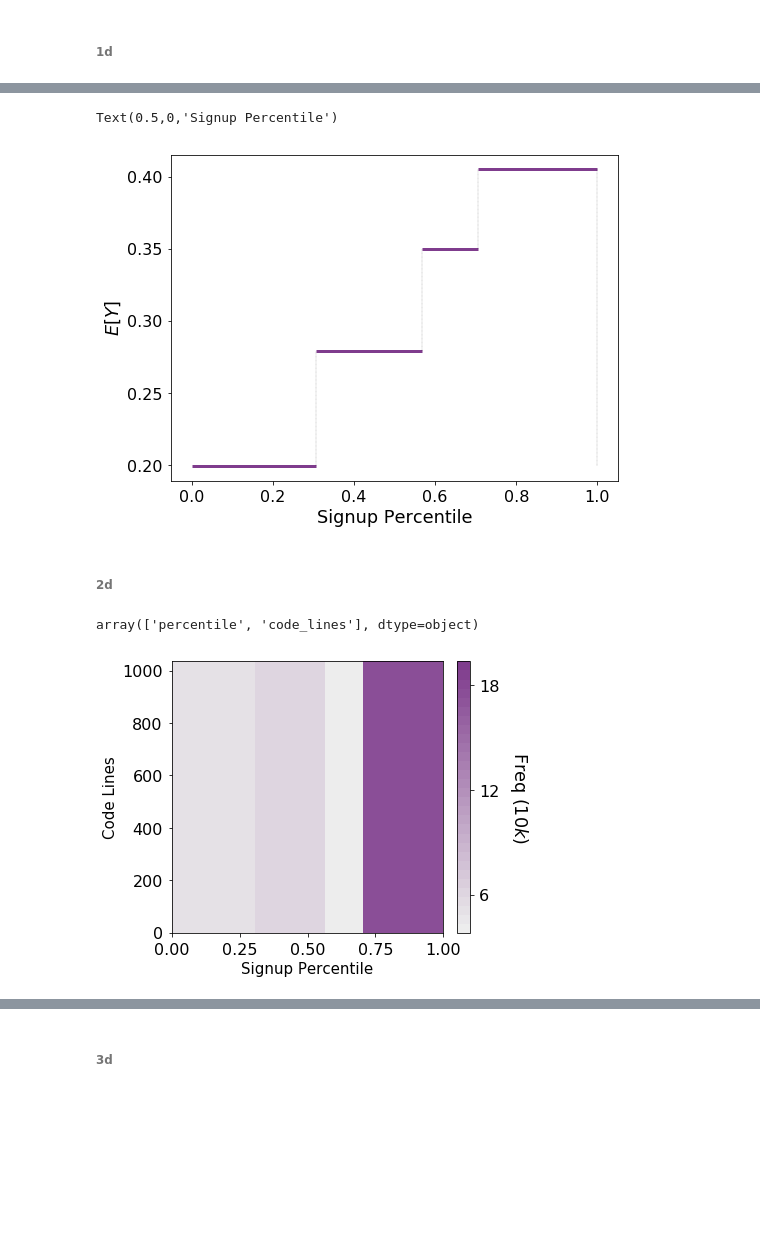
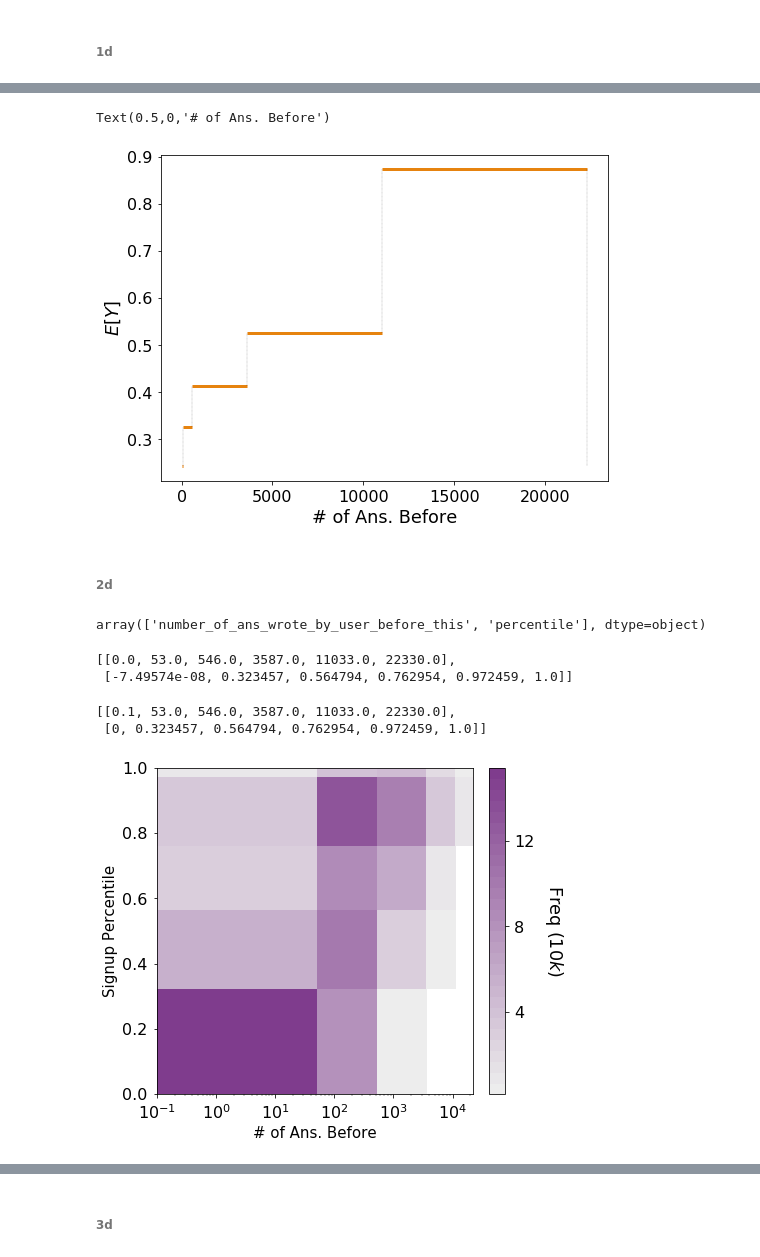
Before and after one commit to peterfennell/S3D, a Jupyter notebook: replicate/3-visualize-models.ipynb, the cells around one changed output, grey strips where cells are left out. Drawn from its saved outputs; the diff is of its cells as text; code cells hidden in the pictures; blank space fills up the shorter version.

```diff
--- a/replicate/3-visualize-models.ipynb
+++ b/replicate/3-visualize-models.ipynb
@@ -36,8 +47,9 @@ ylab_list = ['Signup Duration', 'Signup Percentile', 'Reputation',
 # %%
 data_name = 'stackoverflow_cleaned_subset'
-split_version = 1
-model_folder = 'models/{}/{}/'.format(data_name, split_version)
-fig, ax = utils.visualize_s3d_steps(model_folder, figsize=(9, 6.5),
+#split_version = 1
+#model_folder = 'models/{}/{}/'.format(data_name, split_version)
+model_folder = 'full-models/{}/'.format(data_name)
+fig, ax = utils.visualize_s3d_steps(model_folder, figsize=(8, 7),
                                     color_list=color_list, bar_alpha=0.65)
 mapping = dict(zip([t.get_text() for t in ax.get_yticklabels()[::-1]], ylab_list))
 _ = ax.set_yticklabels(ylab_list[::-1])
@@ -45,0 +58,3 @@ _ = ax.set_yticklabels(ylab_list[::-1])
+# %%
+feature_list = ['# of Ans. Before', 'Signup Percentile', 'Code Lines', 'Word']
+feature_list
@@ -86,38 +109,48 @@ ax.set_yticklabels([15, 25, 35])
 fig, ax = utils.visualize_s3d_model_1d(splits_at_dim, intensity_dim,
                                        xlab=chosen_f_dim[0], ylab=r'$E[Y]$',
                                        xscale='linear', yscale='linear',
-                                       hlines_kwargs={'color': color_list[0], 'linewidth': 3}
+                                       hlines_kwargs={'color': orange_color, 'linewidth': 3}
                                       )
-ax.set_xlabel('Signup Percentile')
+ax.set_xlabel(feature_list[0])
 # %% [output]
-Text(0.5,0,'Signup Percentile')
+Text(0.5,0,'# of Ans. Before')
-[figure, old version]
+[figure, new version]
-# %%
-feature_list = ['Signup Percentile', 'Code Lines', 'Words', 'URLs']
 # %% [markdown]
 ###### 2d
 # %%
 dim = 2
 #thres = 0.179732
 splits_at_dim, N_dim, intensity_dim, pred_dim, chosen_f_dim = utils.visualize_s3d_model_reader(model_folder, dim, thres)
+chosen_f_dim
+# %% [output]
+array(['number_of_ans_wrote_by_user_before_this', 'percentile'], dtype=object)
-# %%
-chosen_f_dim
-# %% [output]
-array(['percentile', 'code_lines'], dtype=object)
+# %%
+splits_at_dim
+# %% [output]
+[[0.0, 53.0, 546.0, 3587.0, 11033.0, 22330.0],
+ [-7.49574e-08, 0.323457, 0.564794, 0.762954, 0.972459, 1.0]]
+# %%
+splits_at_dim[0][0] = 0.1
+splits_at_dim[1][0] = 0
+#splits_at_dim[1][1] = 0.1
+splits_at_dim
+# %% [output]
+[[0.1, 53.0, 546.0, 3587.0, 11033.0, 22330.0],
+ [0, 0.323457, 0.564794, 0.762954, 0.972459, 1.0]]
 # %%
-cbar_ticks = (pd.np.array([6, 12, 18])*1e4).astype(int)
-fig, ax_arr, cb = utils.visualize_s3d_model(dim, splits_at_dim, my_cmap,
+cbar_ticks = (pd.np.array([4, 8, 12])*1e4).astype(int)
+fig, ax_arr, cb = utils.visualize_s3d_model(dim, splits_at_dim, freq_cmap,#my_cmap,
                                             N_dim, 'Freq ($10k$)', feature_list,
-                                            unit_w=6, unit_h=5,
-                                            xbins_lab_decimal=0, #norm_func=mc.LogNorm,
-                                            xscale='linear', yscale='linear',
-                                            #xlab_x=0.4, xlab_y=-0.15,
-                                            ylab_x=-0.08,
+                                            unit_w=7, unit_h=6,
+                                            #xscale='linear',
+                                            yscale='linear',
                                             cb_kwargs={'ticks': cbar_ticks},
                                            )
 cb.set_ticklabels(cbar_ticks//(10000))
+#_ = ax_arr[0,0].set_xticks(pd.np.round(splits_at_dim[0], 2))
+#ax_arr[0,0].set_xticklabels(pd.np.round(splits_at_dim[0], 3), fontdict={'size': 12})
 # %% [output]
-[figure, old version]
+[figure, new version]
 # %%
 fig, ax_arr, cb = utils.visualize_s3d_model(dim, splits_at_dim, my_cmap,
                                             intensity_dim, '$E[Y]$', feature_list,
```
Also changed, not shown: parts of 78 cells of this notebook, 19 other files.
